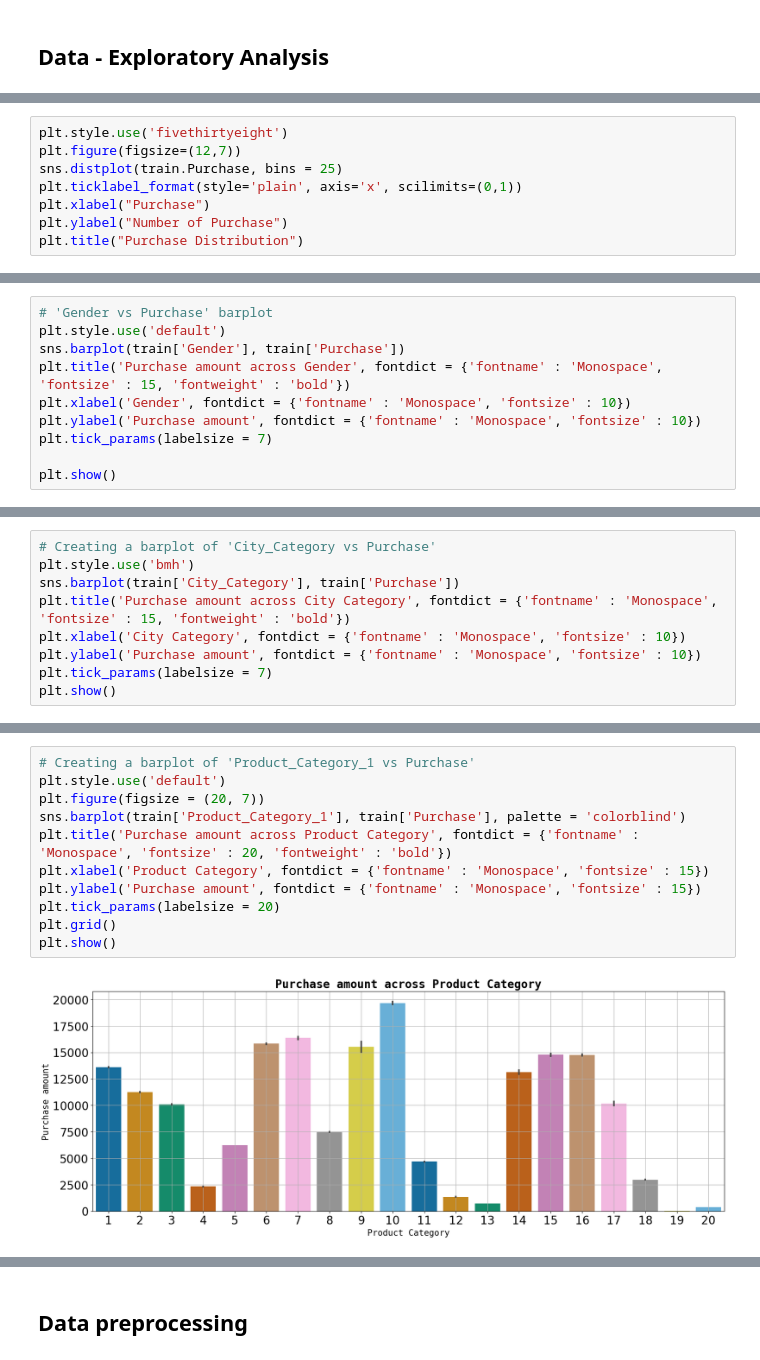
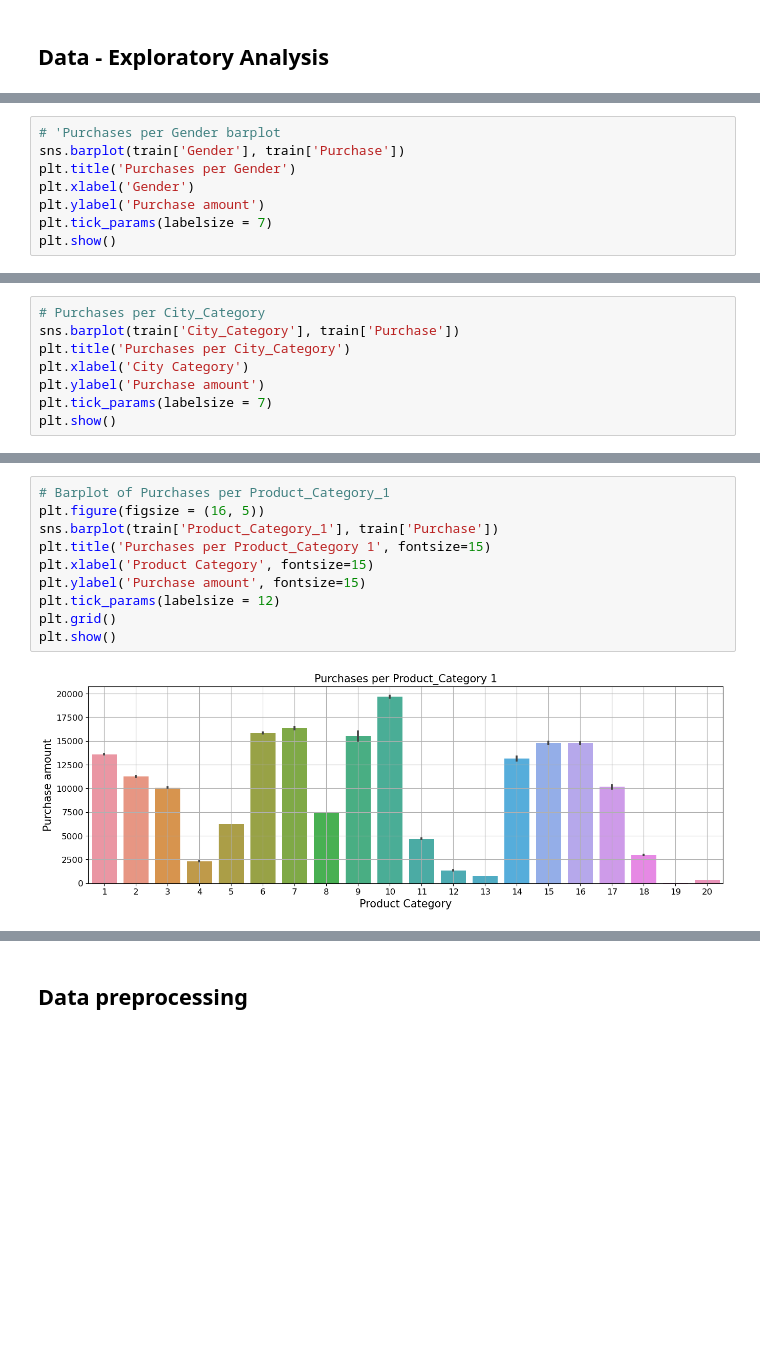
Before and after one commit to jpolakov/Group16_GroupProject__ML_UoW, a Jupyter notebook: G16_ML_BlackFridaySalesPrediction.ipynb, the cells around one changed output, grey strips where cells are left out. Cells and saved outputs as stored; diff of their text form; blank space fills up the shorter version.

```diff
--- a/G16_ML_BlackFridaySalesPrediction.ipynb
+++ b/G16_ML_BlackFridaySalesPrediction.ipynb
@@ -248,8 +246,0 @@ plt.show()
-# %%
-plt.style.use('fivethirtyeight')
-plt.figure(figsize=(12,7))
-sns.distplot(train.Purchase, bins = 25)
-plt.ticklabel_format(style='plain', axis='x', scilimits=(0,1))
-plt.xlabel("Purchase")
-plt.ylabel("Number of Purchase")
-plt.title("Purchase Distribution")
@@ -271,11 +259,9 @@ plt.show()
 # %%
-# 'Gender vs Purchase' barplot
-plt.style.use('default')
+# 'Purchases per Gender barplot
 sns.barplot(train['Gender'], train['Purchase'])
-plt.title('Purchase amount across Gender', fontdict = {'fontname' : 'Monospace', 'fontsize' : 15, 'fontweight' : 'bold'})
-plt.xlabel('Gender', fontdict = {'fontname' : 'Monospace', 'fontsize' : 10})
-plt.ylabel('Purchase amount', fontdict = {'fontname' : 'Monospace', 'fontsize' : 10})
+plt.title('Purchases per Gender')
+plt.xlabel('Gender')
+plt.ylabel('Purchase amount')
 plt.tick_params(labelsize = 7)
-
 plt.show()
 # %% [output]
@@ -283,10 +269,9 @@ plt.show()
 # %%
-# Creating a barplot of 'City_Category vs Purchase'
-plt.style.use('bmh')
+# Purchases per City_Category
 sns.barplot(train['City_Category'], train['Purchase'])
-plt.title('Purchase amount across City Category', fontdict = {'fontname' : 'Monospace', 'fontsize' : 15, 'fontweight' : 'bold'})
-plt.xlabel('City Category', fontdict = {'fontname' : 'Monospace', 'fontsize' : 10})
-plt.ylabel('Purchase amount', fontdict = {'fontname' : 'Monospace', 'fontsize' : 10})
+plt.title('Purchases per City_Category')
+plt.xlabel('City Category')
+plt.ylabel('Purchase amount')
 plt.tick_params(labelsize = 7)
 plt.show()
 # %% [output]
@@ -294,13 +279,12 @@ plt.show()
 # %%
-# Creating a barplot of 'Product_Category_1 vs Purchase'
-plt.style.use('default')
-plt.figure(figsize = (20, 7))
-sns.barplot(train['Product_Category_1'], train['Purchase'], palette = 'colorblind')
-plt.title('Purchase amount across Product Category', fontdict = {'fontname' : 'Monospace', 'fontsize' : 20, 'fontweight' : 'bold'})
-plt.xlabel('Product Category', fontdict = {'fontname' : 'Monospace', 'fontsize' : 15})
-plt.ylabel('Purchase amount', fontdict = {'fontname' : 'Monospace', 'fontsize' : 15})
-plt.tick_params(labelsize = 20)
+# Barplot of Purchases per Product_Category_1
+plt.figure(figsize = (16, 5))
+sns.barplot(train['Product_Category_1'], train['Purchase'])
+plt.title('Purchases per Product_Category 1', fontsize=15)
+plt.xlabel('Product Category', fontsize=15)
+plt.ylabel('Purchase amount', fontsize=15)
+plt.tick_params(labelsize = 12)
 plt.grid()
 plt.show()
 # %% [output]
-[figure, old version]
+[figure, new version]
```
Also changed, not shown: parts of 24 cells of this notebook.
